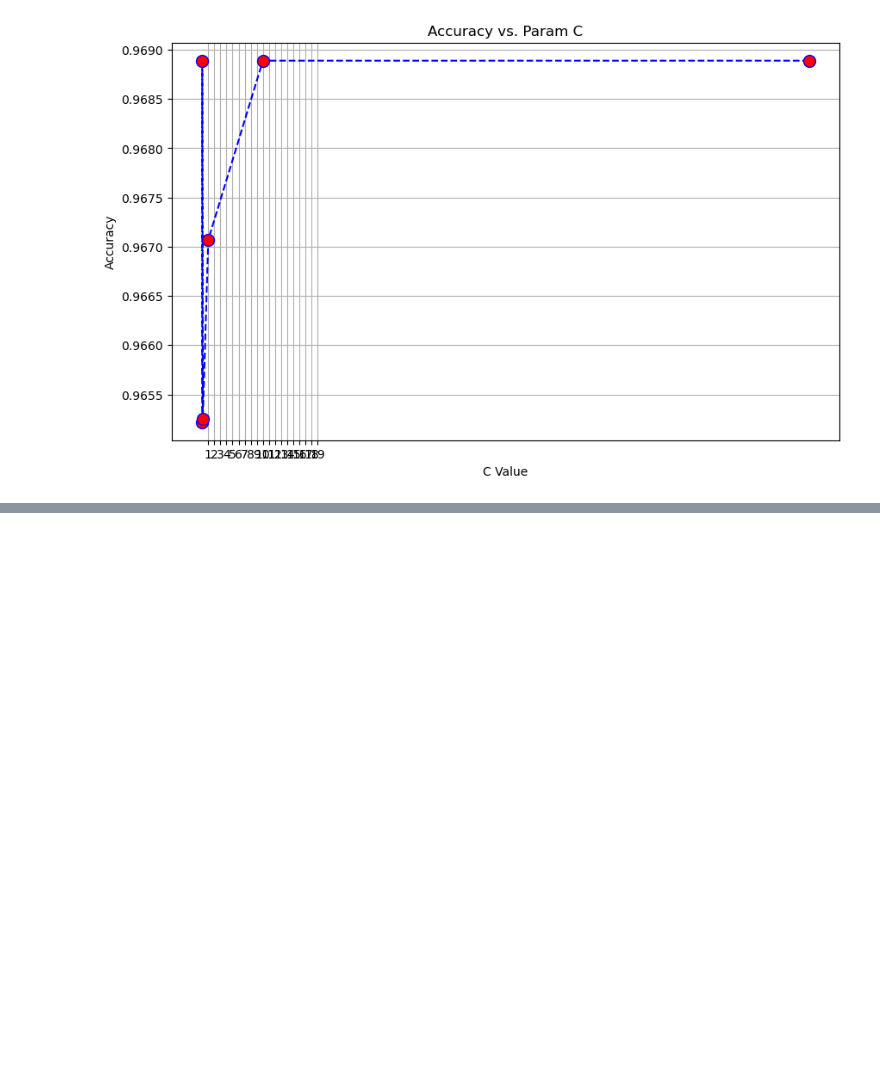
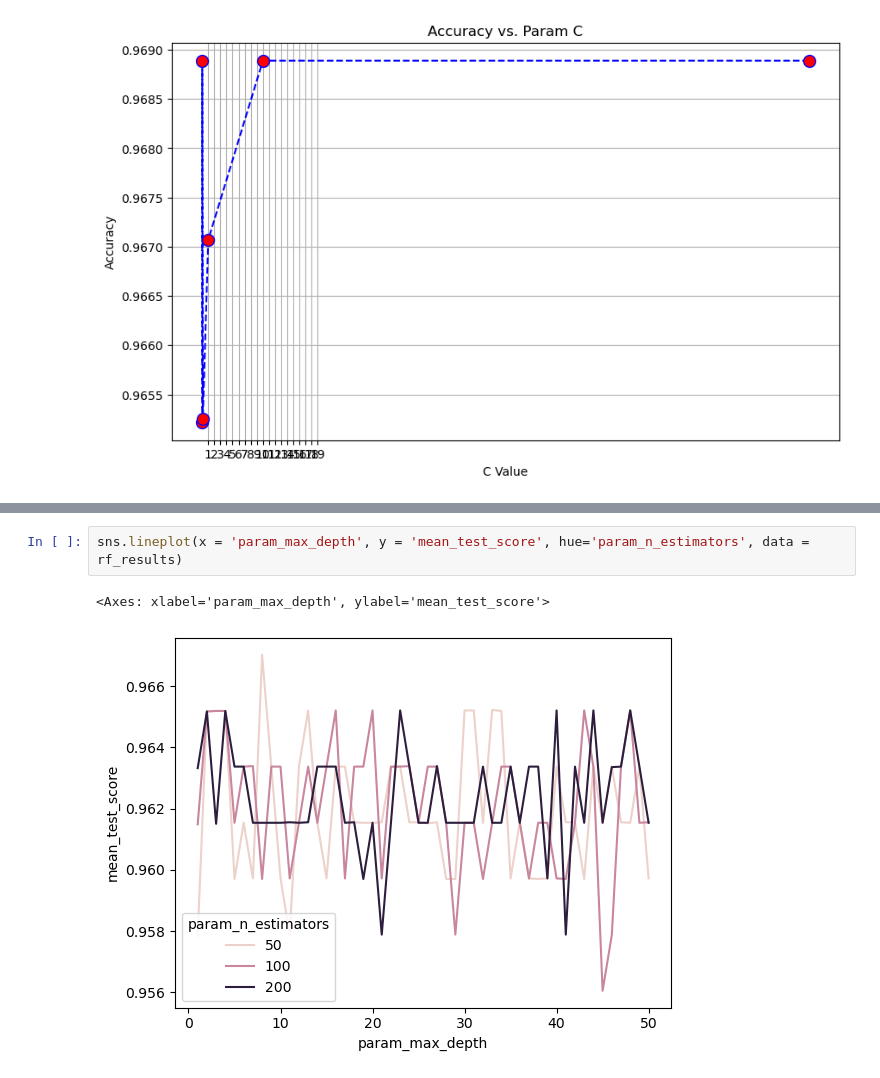
Before and after one commit to sarvesh-selvam/Breast-Cancer-Prediction, a Jupyter notebook: Breast Cancer Prediction (Code).ipynb, the cells around one changed output, grey strips where cells are left out. Saved outputs shown, nothing was run; the diff lists cells and outputs as text; blank space fills up the shorter version.

```diff
--- a/Breast Cancer Prediction (Code).ipynb
+++ b/Breast Cancer Prediction (Code).ipynb
@@ -360,0 +362,5 @@ rf_results
+# %%
+sns.lineplot(x = 'param_max_depth', y = 'mean_test_score', hue='param_n_estimators', data = rf_results)
+# %% [output]
+<Axes: xlabel='param_max_depth', ylabel='mean_test_score'>
+[figure, added]
```
Also changed, not shown: parts of 8 cells of this notebook.
